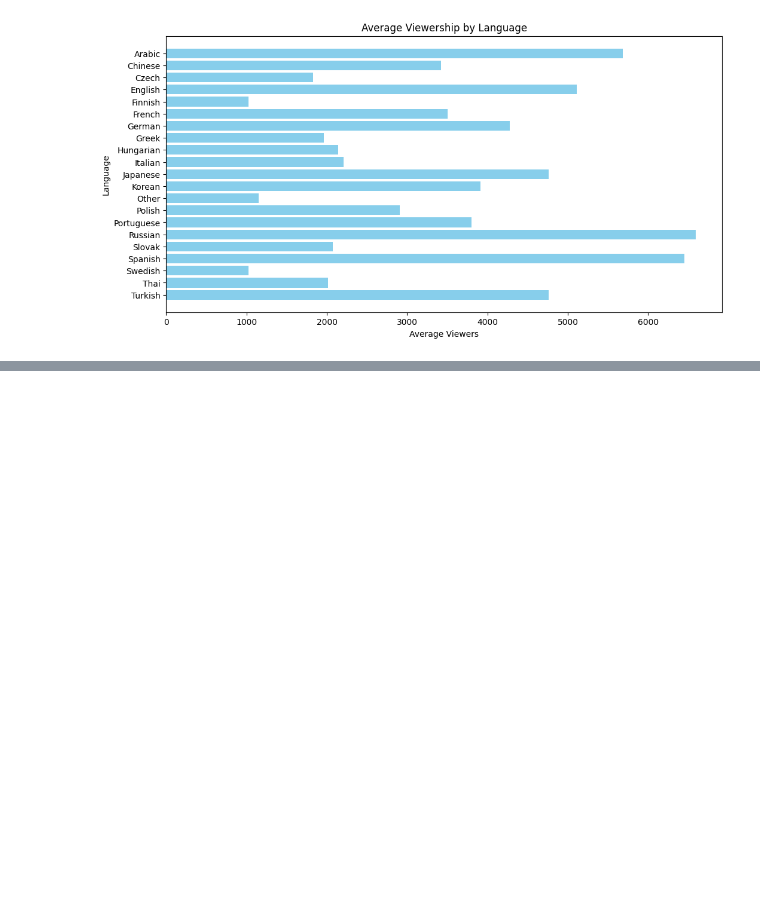
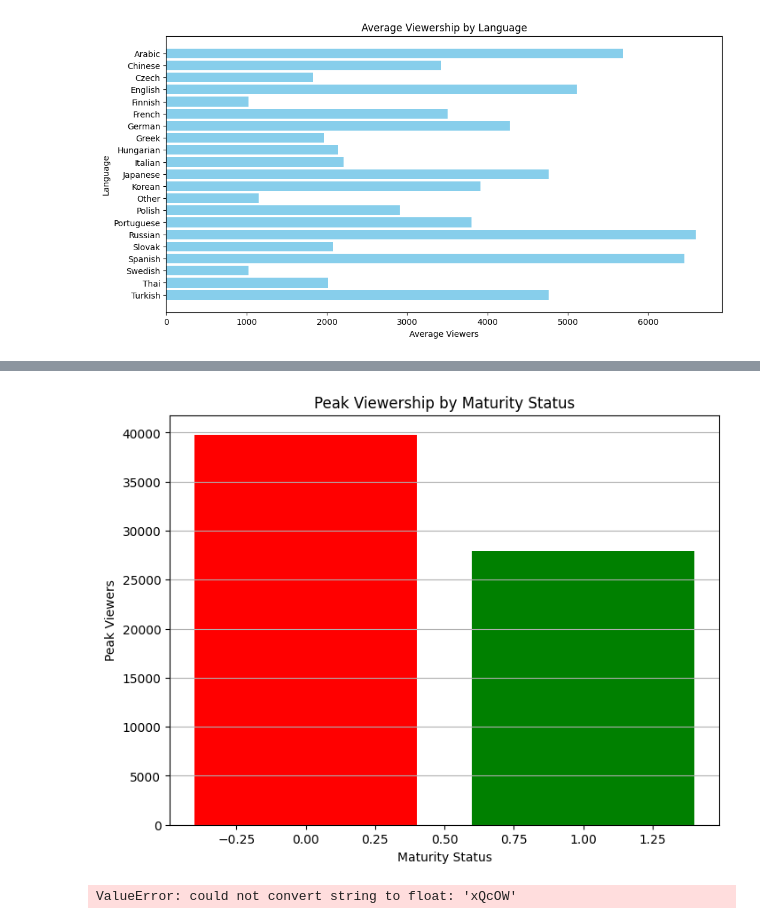
Before and after one commit to JoanWaweru/twitchStreamerAnalysis, a Jupyter notebook: twitchAnalysis.ipynb, the cells around one changed output, grey strips where cells are left out. Cells and saved outputs as stored; diff of their text form; code cells hidden in the pictures; blank space fills up the shorter version.

```diff
--- a/twitchAnalysis.ipynb
+++ b/twitchAnalysis.ipynb
@@ -118,0 +151,24 @@ plt.show()
+# %%
+# Create a bar graph for peak viewership by maturity status with different colors for True and False
+plt.figure(figsize=(8, 6))
+maturity_groups = twitchData.groupby('Mature')['Peak viewers'].mean().reset_index()
+colors = ['g' if value else 'r' for value in maturity_groups['Mature']]  # Green for True, Red for False
+plt.bar(maturity_groups['Mature'], maturity_groups['Peak viewers'], color=colors)
+plt.title('Peak Viewership by Maturity Status')
+plt.xlabel('Maturity Status')
+plt.ylabel('Peak Viewers')
+plt.grid(axis='y')  # Add a horizontal grid
+plt.show()
+# %% [output]
+[figure, added]
+# %%
+# correlation matrix
+import seaborn as sns
+import matplotlib.pyplot as plt
+
+corr = twitchData.corr()
+plt.figure(figsize=(10, 10))
+sns.heatmap(corr, annot=True, cmap='coolwarm')
+plt.show()
+# %% [output]
+ValueError: could not convert string to float: 'xQcOW'
```
Also changed, not shown: parts of 6 cells of this notebook.
